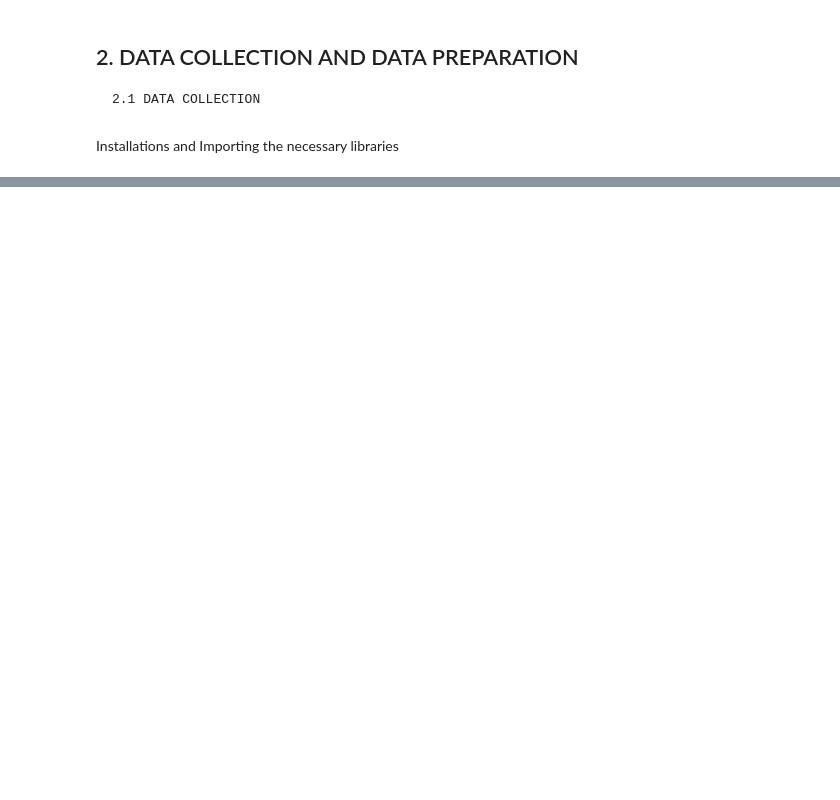
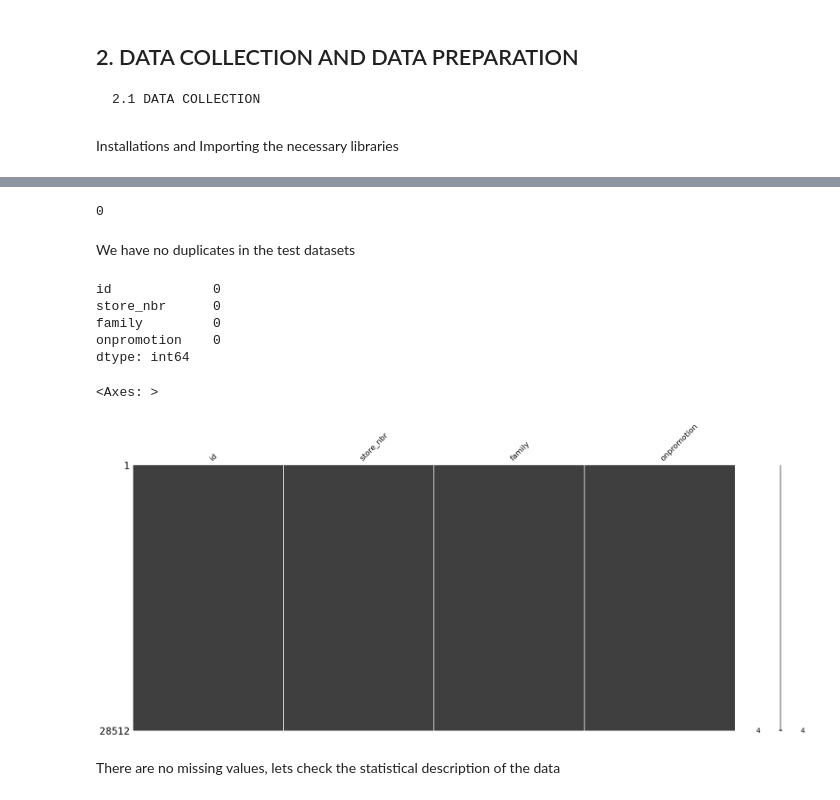
Before and after one commit to MarthaK-Coder/Azubi-Africa-LP3-Sprint, a Jupyter notebook: Project3 Notebook.ipynb, the cells around one changed output, grey strips where cells are left out. Saved outputs shown, nothing was run; the diff lists cells and outputs as text; code cells hidden in the pictures; blank space fills up the shorter version.

```diff
--- a/Project3 Notebook.ipynb
+++ b/Project3 Notebook.ipynb
@@ -42,0 +93,4 @@ import seaborn as sns
+# %%
+# using pandas to load datasets stored as CSV
+data_submission = pd.read_csv('sample_submission.csv')
+data_test = pd.read_csv('test.csv',index_col = 'date',parse_dates =True)
@@ -42,0 +539,24 @@ import seaborn as sns
+# %%
+#Checking duplicated data
+data_test.duplicated().sum()
+# %% [output]
+0
+# %% [markdown]
+We have no duplicates in the test datasets
+# %%
+#checking null values
+data_test.isnull().sum()
+# %% [output]
+id             0
+store_nbr      0
+family         0
+onpromotion    0
+dtype: int64
+# %%
+#visualizing missing data in a dataset. using msno.matrix
+msno.matrix(data_test)
+# %% [output]
+<Axes: >
+[figure, added]
+# %% [markdown]
+There are no missing values, lets check the  statistical description of the data
```
Also changed, not shown: parts of 143 cells of this notebook, 4 other files.
